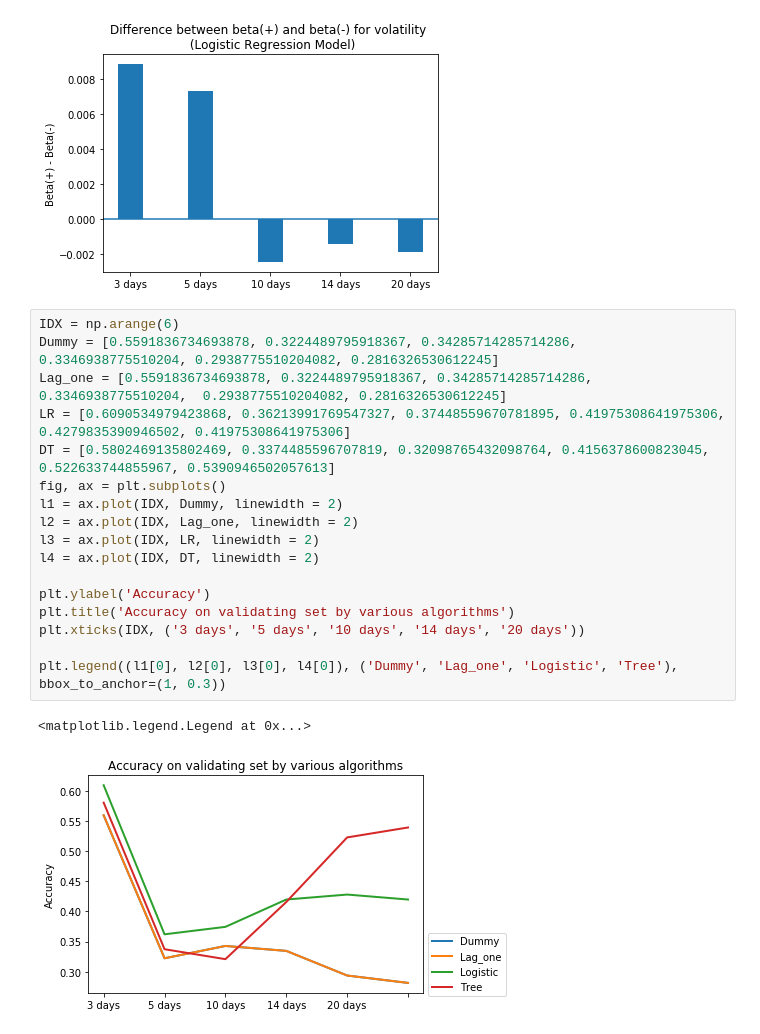
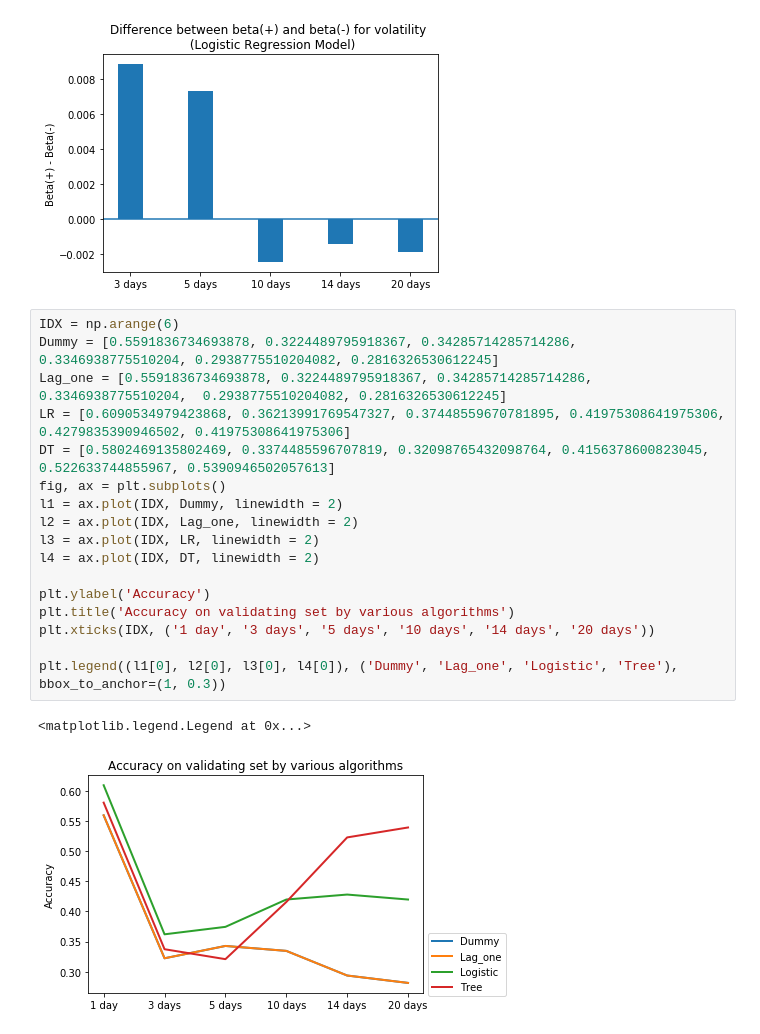
Before and after one commit to GoodDee/Seminar_Project_EE439, a Jupyter notebook: Model_V0_Part3_Revised.ipynb, the cells around one changed output. Drawn from its saved outputs; the diff is of its cells as text.

```diff
--- a/Model_V0_Part3_Revised.ipynb
+++ b/Model_V0_Part3_Revised.ipynb
@@ -119,20 +119,20 @@ plt.xticks(IDX, ('3 days', '5 days', '10 days', '14 days', '20 days'))
 # %%
 IDX = np.arange(6)
 Dummy = [0.5591836734693878, 0.3224489795918367, 0.34285714285714286, 0.3346938775510204, 0.2938775510204082, 0.2816326530612245]
 Lag_one = [0.5591836734693878, 0.3224489795918367, 0.34285714285714286, 0.3346938775510204,  0.2938775510204082, 0.2816326530612245]
 LR = [0.6090534979423868, 0.36213991769547327, 0.37448559670781895, 0.41975308641975306, 0.4279835390946502, 0.41975308641975306]
 DT = [0.5802469135802469, 0.3374485596707819, 0.32098765432098764, 0.4156378600823045, 0.522633744855967, 0.5390946502057613]
 fig, ax = plt.subplots()
 l1 = ax.plot(IDX, Dummy, linewidth = 2)
 l2 = ax.plot(IDX, Lag_one, linewidth = 2)
 l3 = ax.plot(IDX, LR, linewidth = 2)
 l4 = ax.plot(IDX, DT, linewidth = 2)
 
 plt.ylabel('Accuracy')
 plt.title('Accuracy on validating set by various algorithms')
-plt.xticks(IDX, ('3 days', '5 days', '10 days', '14 days', '20 days'))
+plt.xticks(IDX, ('1 day', '3 days', '5 days', '10 days', '14 days', '20 days'))
 
 plt.legend((l1[0], l2[0], l3[0], l4[0]), ('Dummy', 'Lag_one', 'Logistic', 'Tree'), bbox_to_anchor=(1, 0.3))
 # %% [output]
 <matplotlib.legend.Legend at 0x...>
-[figure, old version]
+[figure, new version]
```
Also changed, not shown: parts of 1 cell of this notebook, 1 other file.
